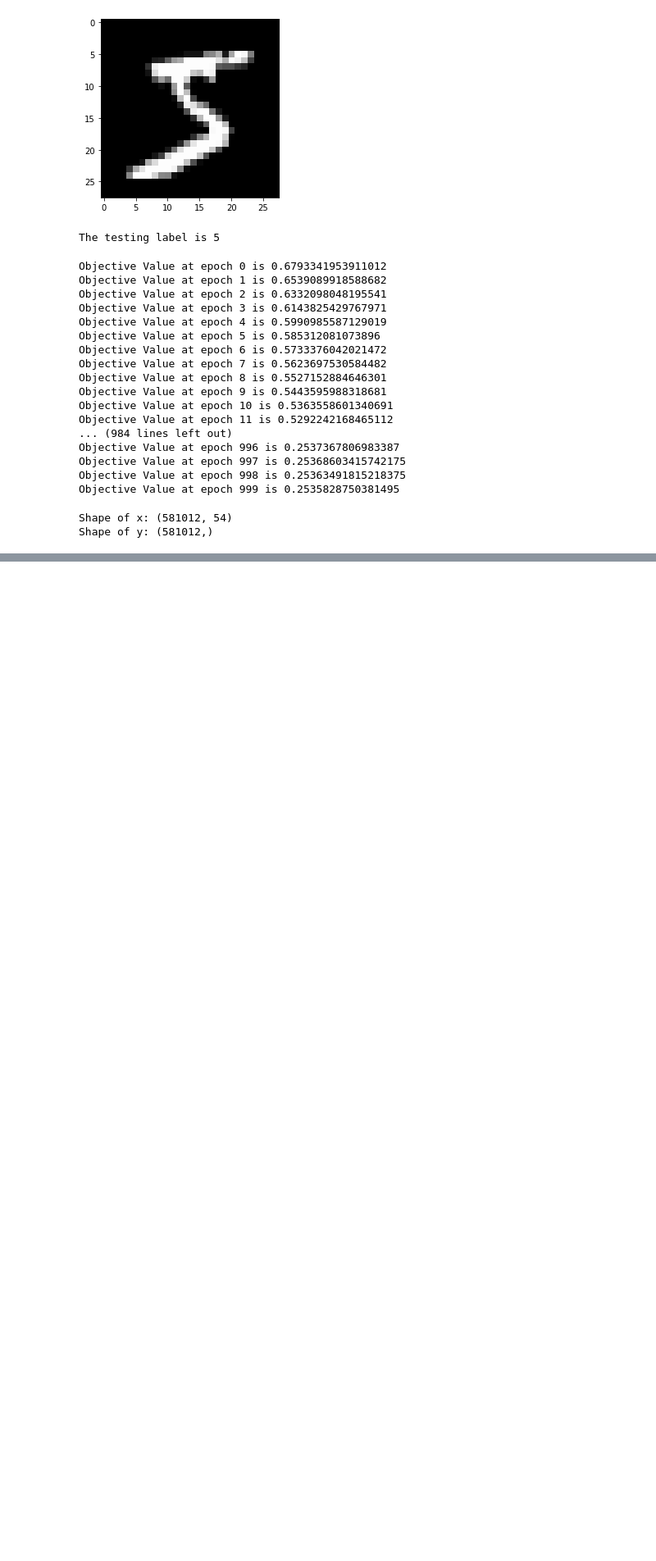
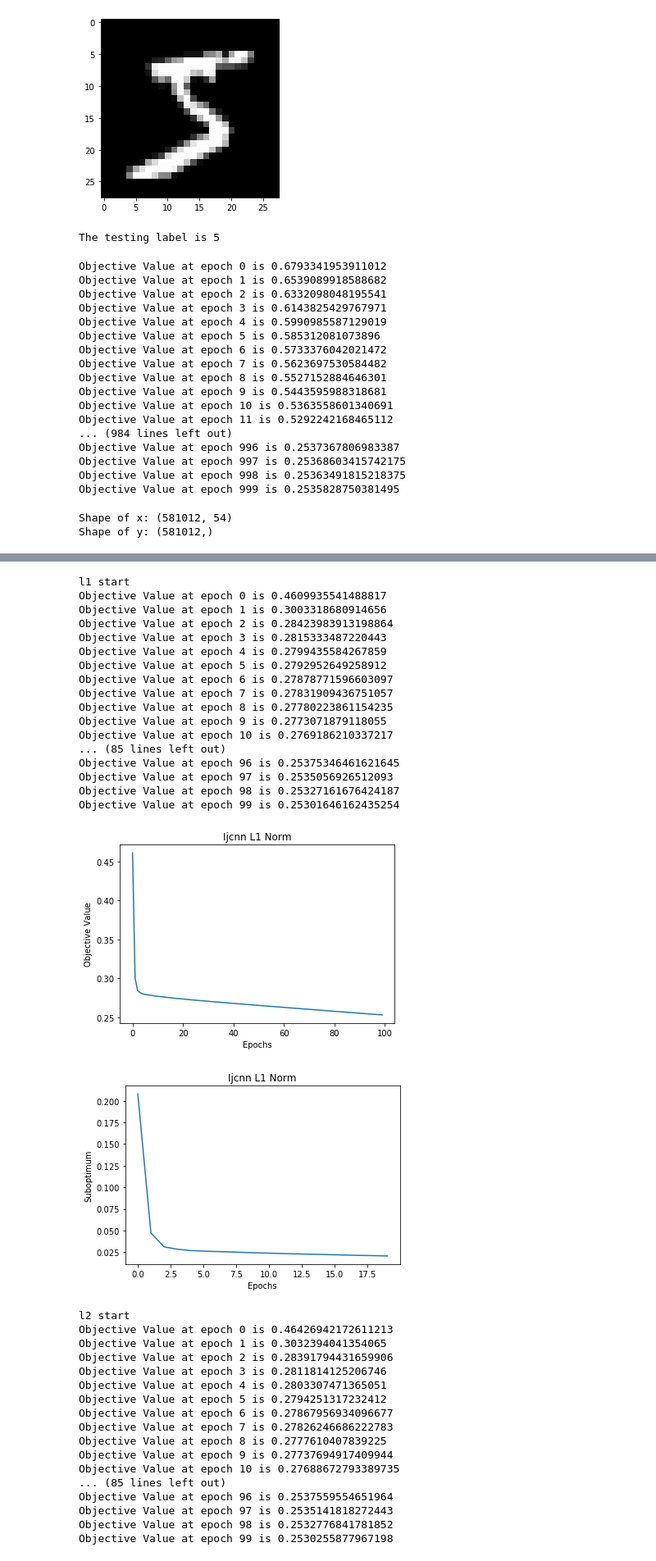
Before and after one commit to vlee1776/SAGA, a Jupyter notebook: SAGA.ipynb, the cells around one changed output, grey strips where cells are left out. Shown at 82% size. Cells and saved outputs as stored; diff of their text form; code cells hidden in the pictures; blank space fills up the shorter version.

Commit message:
ijcnn1

```diff
--- a/SAGA.ipynb
+++ b/SAGA.ipynb
@@ -309,0 +312,66 @@ Objective Value at epoch 833 is 0.0003599332865027054
+# %%
+from sklearn import datasets
+import numpy
+
+# dataset already scaled
+x_sparse, y = datasets.load_svmlight_file('ijcnn1.tr')
+x = x_sparse.todense()
+
+rand_indices = numpy.random.permutation(n)
+x = x[rand_indices]
+y = y[rand_indices]
+
+x_train = x[:1000]
+y_train = y[:1000]
+# %%
+proximal = lambda x: x
+_,eigs,_ = numpy.linalg.svd(numpy.dot(x_train,x_train.T))
+L = 1/4 * eigs[0]
+n,d = numpy.shape(x_train)
+alpha = 1E-6
+step_size = 1 / (n * alpha + L)
+print('l1 start')
+w_cov_l1, obj_vals_ijcnn_l1 = saga(x_train,y_train,alpha,step_size,logistic_gradient,logistic_loss, proximal,l1=True,max_epoch=100)
+graph(obj_vals_ijcnn_l1,'Ijcnn',l1=True)
+graph_suboptimal(obj_vals_ijcnn_l1,'Ijcnn',l1=True)
+print('l2 start')
+w_cov_l2, obj_vals_ijcnn_l2 = saga(x_train,y_train,alpha,step_size,logistic_gradient,logistic_loss, proximal,l2=True,max_epoch=100)
+graph(obj_vals_ijcnn_l2,'Ijcnn',l2=True)
+graph_suboptimal(obj_vals_ijcnn_l2,'Ijcnn',l2=True)
+# %% [output]
+l1 start
+Objective Value at epoch 0 is 0.4609935541488817
+Objective Value at epoch 1 is 0.3003318680914656
+Objective Value at epoch 2 is 0.28423983913198864
+Objective Value at epoch 3 is 0.2815333487220443
+Objective Value at epoch 4 is 0.2799435584267859
+Objective Value at epoch 5 is 0.2792952649258912
+Objective Value at epoch 6 is 0.27878771596603097
+Objective Value at epoch 7 is 0.27831909436751057
+Objective Value at epoch 8 is 0.27780223861154235
+Objective Value at epoch 9 is 0.2773071879118055
+Objective Value at epoch 10 is 0.2769186210337217
+... (85 lines left out)
+Objective Value at epoch 96 is 0.25375346461621645
+Objective Value at epoch 97 is 0.2535056926512093
+Objective Value at epoch 98 is 0.25327161676424187
+Objective Value at epoch 99 is 0.25301646162435254
+[figure, added]
+[figure, added]
+l2 start
+Objective Value at epoch 0 is 0.46426942172611213
+Objective Value at epoch 1 is 0.3032394041354065
+Objective Value at epoch 2 is 0.28391794431659906
+Objective Value at epoch 3 is 0.2811814125206746
+Objective Value at epoch 4 is 0.2803307471365051
+Objective Value at epoch 5 is 0.2794251317232412
+Objective Value at epoch 6 is 0.27867956934096677
+Objective Value at epoch 7 is 0.27826246686222783
+Objective Value at epoch 8 is 0.2777610407839225
+Objective Value at epoch 9 is 0.27737694917409944
+Objective Value at epoch 10 is 0.27688672793389735
+... (85 lines left out)
+Objective Value at epoch 96 is 0.2537559554651964
+Objective Value at epoch 97 is 0.2535141818272443
+Objective Value at epoch 98 is 0.2532776841781852
+Objective Value at epoch 99 is 0.2530255877967198
```
Also changed, not shown: parts of 2 cells of this notebook.
